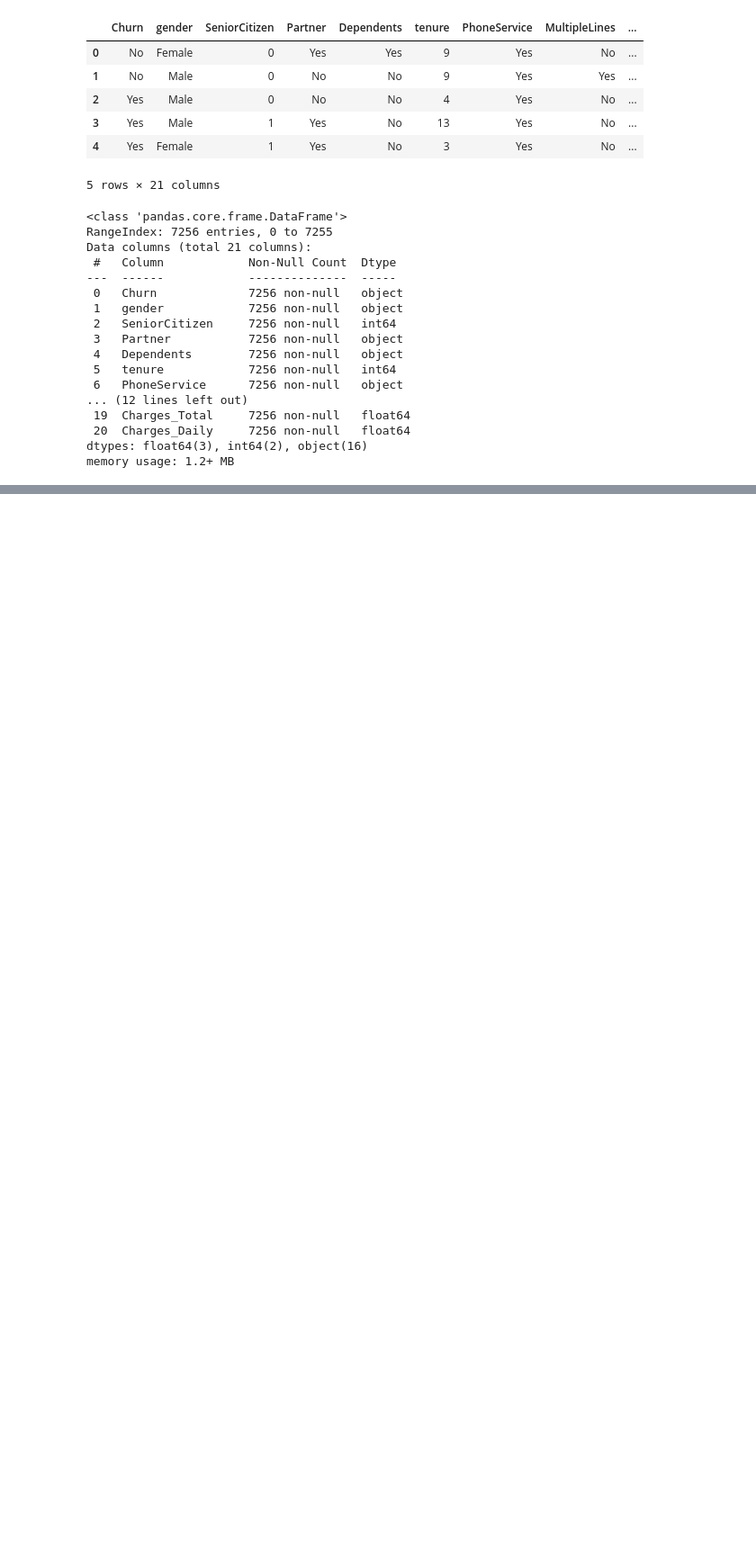
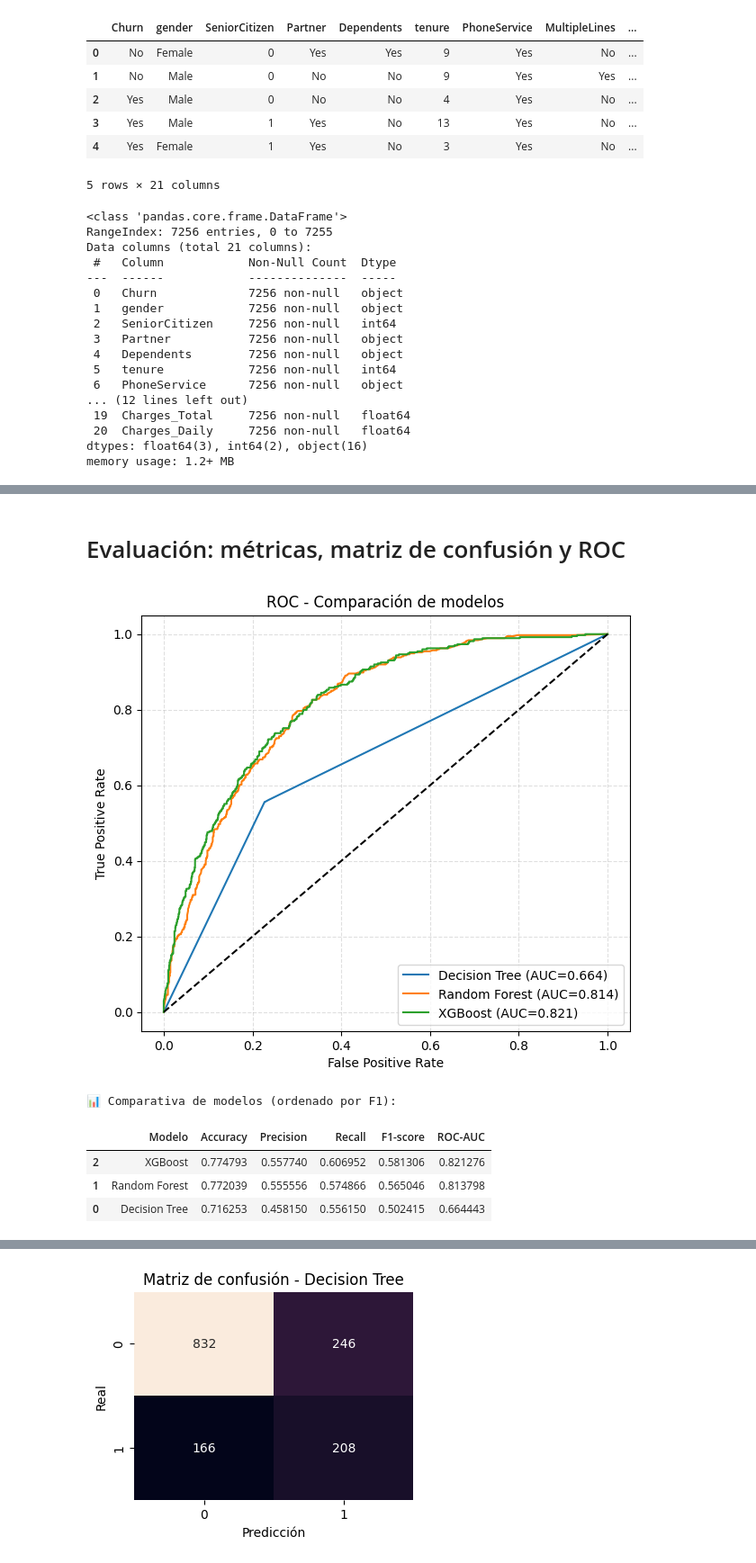
Before and after one commit to AlexTovar31/Challenge_Telecom_2, a Jupyter notebook: TelecomX_2.ipynb, the cells around one changed output, grey strips where cells are left out. Shown at 90% size. Cells and saved outputs as stored; diff of their text form; code cells hidden in the pictures; blank space fills up the shorter version.

Commit message:
Entrenar Decision Tree, Random Forest y XGBoost

```diff
--- a/TelecomX_2.ipynb
+++ b/TelecomX_2.ipynb
@@ -82,0 +208,2 @@ y_res.value_counts(normalize=True)
+# %%
+telecomX2 = telecomX2.drop(['MultipleLines_Yes', 'PhoneService', 'gender' ], axis=1)
@@ -82,0 +227,8 @@ y_res.value_counts(normalize=True)
+# %%
+from sklearn.model_selection import train_test_split
+
+X_train, X_test, y_train, y_test = train_test_split(
+    X, y, test_size=0.2, random_state=42, stratify=y
+)
+
+print("Train:", X_train.shape, "| Test:", X_test.shape, "| churn train:", y_train.mean().round(3))
@@ -82,0 +239,9 @@ y_res.value_counts(normalize=True)
+# %%
+!pip -q install imblearn xgboost
+from imblearn.over_sampling import SMOTE
+
+sm = SMOTE(random_state=42)
+X_train_bal, y_train_bal = sm.fit_resample(X_train, y_train)
+
+print("Balanceo OK. y_train antes:", y_train.value_counts().to_dict(),
+      " | después:", y_train_bal.value_counts().to_dict())
@@ -82,0 +282,60 @@ y_res.value_counts(normalize=True)
+# %% [markdown]
+# Evaluación: métricas, matriz de confusión y ROC
+# %%
+import numpy as np
+import pandas as pd
+from sklearn.metrics import (accuracy_score, precision_score, recall_score,
+                             f1_score, roc_auc_score, classification_report,
+                             confusion_matrix, roc_curve)
+import matplotlib.pyplot as plt
+import seaborn as sns
+
+resultados = []
+
+plt.figure(figsize=(7,6))
+for nombre, modelo in modelos.items():
+    y_pred = modelo.predict(X_test)
+    y_prob = modelo.predict_proba(X_test)[:,1]
+
+    acc = accuracy_score(y_test, y_pred)
+    prec = precision_score(y_test, y_pred)
+    rec = recall_score(y_test, y_pred)
+    f1 = f1_score(y_test, y_pred)
+    auc = roc_auc_score(y_test, y_prob)
+    resultados.append({"Modelo": nombre, "Accuracy": acc, "Precision": prec, "Recall": rec, "F1-score": f1, "ROC-AUC": auc})
+
+    # Curva ROC
+    fpr, tpr, _ = roc_curve(y_test, y_prob)
+    plt.plot(fpr, tpr, label=f"{nombre} (AUC={auc:.3f})")
+
+# Plot ROC combinado
+plt.plot([0,1],[0,1],'k--')
+plt.xlabel("False Positive Rate"); plt.ylabel("True Positive Rate")
+plt.title("ROC - Comparación de modelos")
+plt.legend()
+plt.grid(True, ls='--', alpha=.4)
+plt.show()
+
+# Tabla comparativa ordenada por F1-score (puedes cambiar a 'ROC-AUC' según tu prioridad)
+resultados_df = pd.DataFrame(resultados).sort_values(by="F1-score", ascending=False)
+print("📊 Comparativa de modelos (ordenado por F1):")
+display(resultados_df)
+
+# Matrices de confusión y reportes
+for nombre, modelo in modelos.items():
+    y_pred = modelo.predict(X_test)
+    print(f"\n===== {nombre} =====")
+    print(classification_report(y_test, y_pred))
+    cm = confusion_matrix(y_test, y_pred)
+    plt.figure(figsize=(4,3))
+    sns.heatmap(cm, annot=True, fmt='d', cbar=False)
+    plt.title(f"Matriz de confusión - {nombre}")
+    plt.xlabel("Predicción"); plt.ylabel("Real")
+    plt.show()
+# %% [output]
+[figure, added]
+📊 Comparativa de modelos (ordenado por F1):
+|  | Modelo | Accuracy | Precision | Recall | F1-score | ROC-AUC |
+| 2 | XGBoost | 0.774793 | 0.557740 | 0.606952 | 0.581306 | 0.821276 |
+| 1 | Random Forest | 0.772039 | 0.555556 | 0.574866 | 0.565046 | 0.813798 |
+| 0 | Decision Tree | 0.716253 | 0.458150 | 0.556150 | 0.502415 | 0.664443 |
@@ -82,0 +351 @@ y_res.value_counts(normalize=True)
+[figure, added]
```
Also changed, not shown: parts of 37 cells of this notebook.
